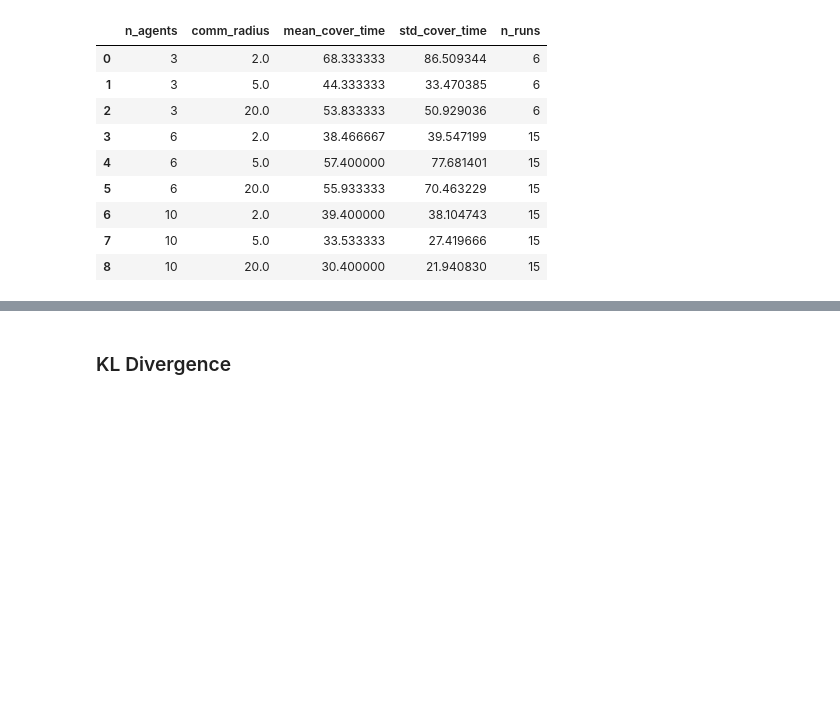
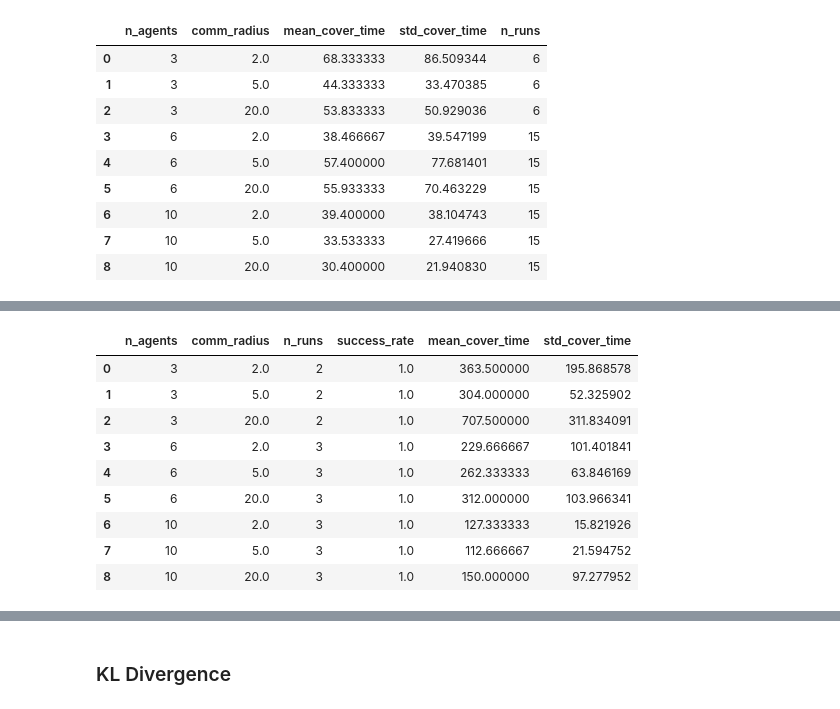
Before and after one commit to sastry-group/MAES, a Jupyter notebook: viz/plot_multiple_methods.ipynb, the cells around one changed output, grey strips where cells are left out. Cells and saved outputs as stored; diff of their text form; code cells hidden in the pictures; blank space fills up the shorter version.

```diff
--- a/viz/plot_multiple_methods.ipynb
+++ b/viz/plot_multiple_methods.ipynb
@@ -818,17 +902,26 @@ cover_df
 # %%
 cover_df["covered"] = cover_df["cover_time"].notna()
-cover_df
 
 cover_summary = (
     cover_df
     .groupby(["n_agents", "comm_radius"], as_index=False)
     .agg(
         n_runs=("cover_time", "count"),
-        n_covered=("covered", "sum"),
         success_rate=("covered", "mean"),
-        mean_cover_time=("cover_time", "mean"),   # ignores NaN by default
+        mean_cover_time=("cover_time", "mean"),
         std_cover_time=("cover_time", "std"),
     )
 )
 
 cover_summary
+# %% [output]
+|  | n_agents | comm_radius | n_runs | success_rate | mean_cover_time | std_cover_time |
+| 0 | 3 | 2.0 | 2 | 1.0 | 363.500000 | 195.868578 |
+| 1 | 3 | 5.0 | 2 | 1.0 | 304.000000 | 52.325902 |
+| 2 | 3 | 20.0 | 2 | 1.0 | 707.500000 | 311.834091 |
+| 3 | 6 | 2.0 | 3 | 1.0 | 229.666667 | 101.401841 |
+| 4 | 6 | 5.0 | 3 | 1.0 | 262.333333 | 63.846169 |
+| 5 | 6 | 20.0 | 3 | 1.0 | 312.000000 | 103.966341 |
+| 6 | 10 | 2.0 | 3 | 1.0 | 127.333333 | 15.821926 |
+| 7 | 10 | 5.0 | 3 | 1.0 | 112.666667 | 21.594752 |
+| 8 | 10 | 20.0 | 3 | 1.0 | 150.000000 | 97.277952 |
```
Also changed, not shown: parts of 7 cells of this notebook, 10 other files.
